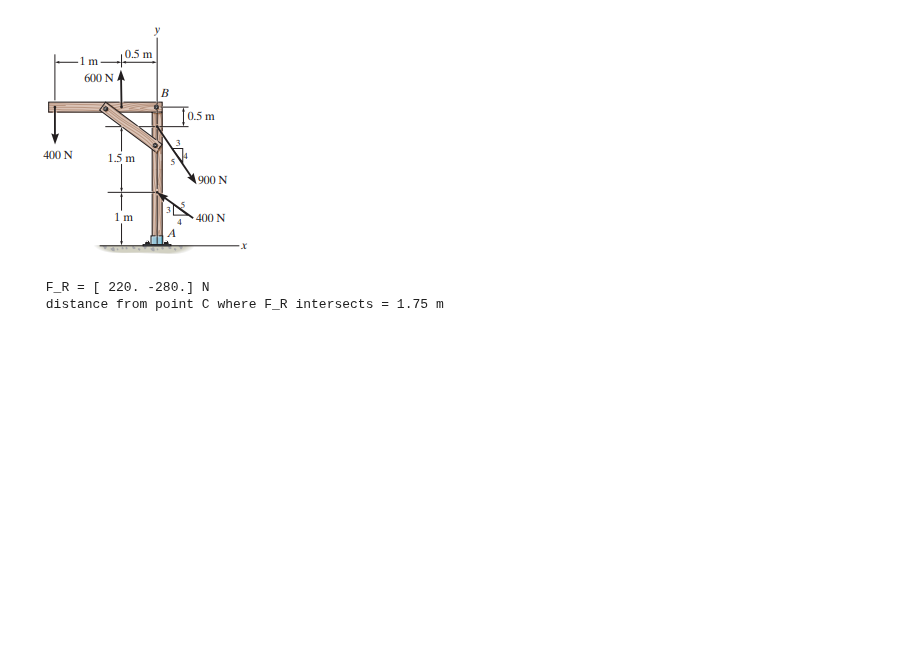
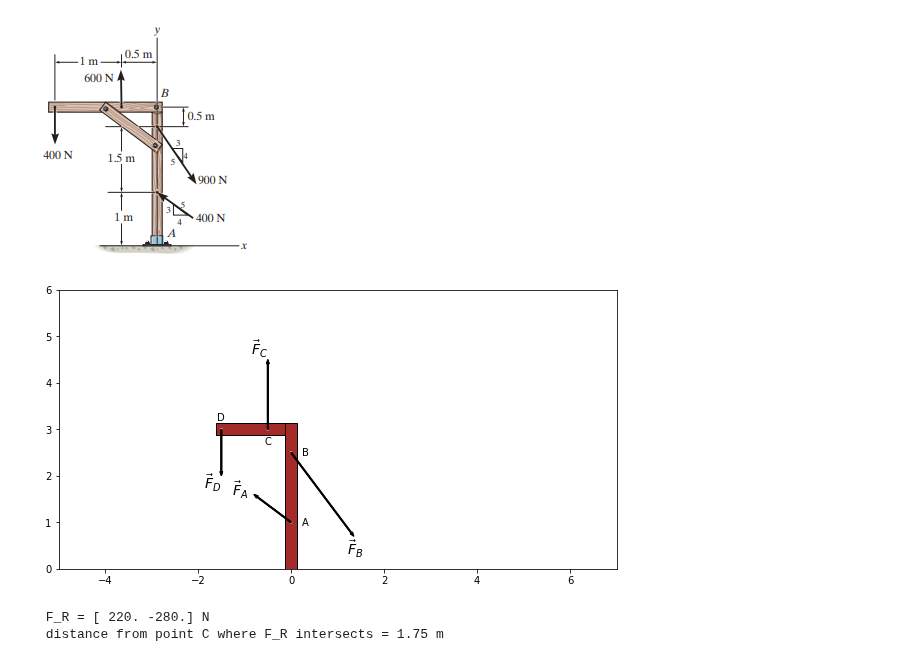
Before and after one commit to michaelhotchkiss/Statics, a Jupyter notebook: Chapter 4 - Force System Resultants.ipynb, the cells around one changed output. Cells and saved outputs as stored; diff of their text form; code cells hidden in the pictures; blank space fills up the shorter version.

Commit message:
diagrams

```diff
--- a/Chapter 4 - Force System Resultants.ipynb
+++ b/Chapter 4 - Force System Resultants.ipynb
@@ -203,6 +203,64 @@ from IPython.display import Image
 Image("pictures/problem_4_121.png")
 # %% [output]
 [figure]
+# %%
+import string
+import numpy as np
+from matplotlib.patches import FancyArrow, Rectangle, Circle
+import matplotlib.pyplot as plt
+from draw_functions import draw_beam, draw_force
+
+figure, axes = plt.subplots(figsize=(10,10))
+beam_1 = Rectangle((-0.125, 0), .25, 3.125, edgecolor='black', facecolor='brown')
+beam_2 = Rectangle((-.125, 3.125), -1.5, -.25, edgecolor='black', facecolor='brown')
+axes.add_patch(beam_1)
+axes.add_patch(beam_2)
+
+point_labels = list(string.ascii_uppercase)[:4]
+point_positions = [(0,1),(0,2.5),(-.5,3),(-1.5,3)]
+point_orientation = ['right','right','bottom','top']
+for label,point,orientation in zip(point_labels,point_positions,point_orientation):
+    dot = Circle(point, radius=0.015, fill=True, color='black')
+    axes.add_patch(dot)
+    if orientation=='top':
+        plt.text(point[0],point[1] + .15,label,va='bottom',ha='center')
+    elif orientation=='bottom':
+        plt.text(point[0],point[1] - 0.15,label,va='top',ha='center')
+    elif orientation=='left':
+        plt.text(point[0] - 0.3 * 1,point[1],label,va='center',ha='center')
+    elif orientation=='right':
+        plt.text(point[0] + 0.3 * 1,point[1],label,va='center',ha='center')
+    else:
+        plt.text(point[0],point[1],label,va='center',ha='center')
+vectors = {
+    'F_{A}': {'origin': point_positions[0], 'vector': np.array([-4/5 * 1,3/5 * 1])},
+    'F_{B}': {'origin': point_positions[1], 'vector': np.array([3/5 * 9/4,-4/5 * 9/4])},
+    'F_{C}': {'origin': point_positions[2], 'vector': np.array([0,3/2])},
+    'F_{D}': {'origin': point_positions[3], 'vector': np.array([0,-1])},
+}
+
+
+axes.set_xlim([-5 , 7])
+axes.set_ylim([0 ,6])
+
+for label, vector_dictionary in vectors.items():
+    origin = vector_dictionary['origin']
+    vector = vector_dictionary['vector']
+    vector_arrow = FancyArrow(origin[0], origin[1], vector[0], vector[1],
+    width=.02,length_includes_head=True, color='k')
+    axes.text(origin[0] + vector[0] * 1.15,
+               origin[1] + vector[1] * 1.15,
+               r'$\vec{'+label[0]+r'}' + label[1:] + r'$', color='k', fontsize=14,
+               va='center',ha='right'
+                               )
+    axes.add_patch(vector_arrow)
+
+    axes.add_patch(vector_arrow)
+axes.set_aspect('equal')
+#axes.axis('off')
+plt.show()
+# %% [output]
+[figure, added]
 # %%
 magnitudes = np.array([400,900,600,400])
 distances_x = np.array([1.5,1.5,1,0])
```
Also changed, not shown: 1 other file.
